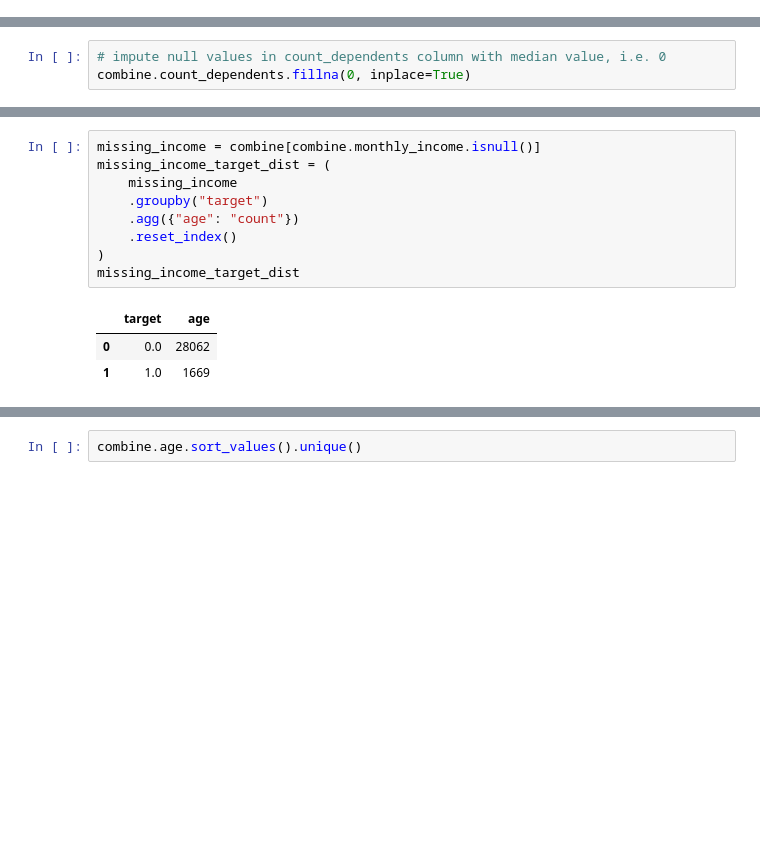
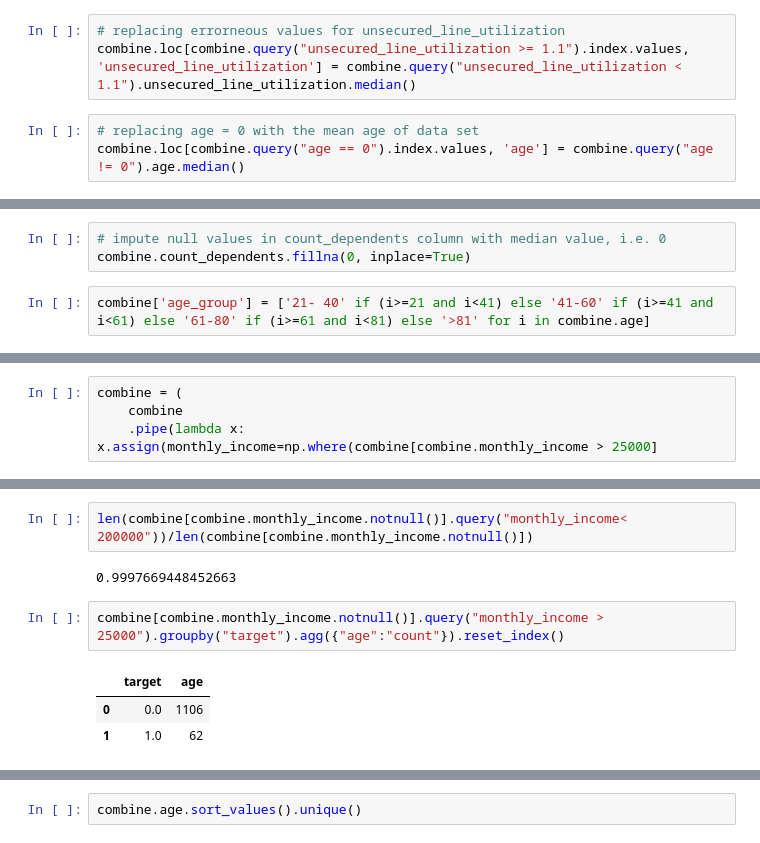
Before and after one commit to ttimong/projects, a Jupyter notebook: kaggle-give-me-some-credit/give-me-some-credit.ipynb, the cells around one changed output, grey strips where cells are left out. Saved outputs shown, nothing was run; the diff lists cells and outputs as text; blank space fills up the shorter version.

```diff
--- a/kaggle-give-me-some-credit/give-me-some-credit.ipynb
+++ b/kaggle-give-me-some-credit/give-me-some-credit.ipynb
@@ -90,3 +79,9 @@ missing_dpt_target_dist
+# %%
+# replacing errorneous values for unsecured_line_utilization
+combine.loc[combine.query("unsecured_line_utilization >= 1.1").index.values, 'unsecured_line_utilization'] = combine.query("unsecured_line_utilization < 1.1").unsecured_line_utilization.median()
+# %%
+# replacing age = 0 with the mean age of data set
+combine.loc[combine.query("age == 0").index.values, 'age'] = combine.query("age != 0").age.median()
 # %%
 combine.count_dependents.describe()
 # %% [output]
@@ -102,3 +97,5 @@ Name: count_dependents, dtype: float64
 # %%
 # impute null values in count_dependents column with median value, i.e. 0
 combine.count_dependents.fillna(0, inplace=True)
+# %%
+combine['age_group'] = ['21- 40' if (i>=21 and i<41) else '41-60' if (i>=41 and i<61) else '61-80' if (i>=61 and i<81) else '>81' for i in combine.age]
@@ -104,0 +116,4 @@ combine.count_dependents.fillna(0, inplace=True)
+# %%
+combine = (
+    combine
+    .pipe(lambda x: x.assign(monthly_income=np.where(combine[combine.monthly_income > 25000]
@@ -105,13 +166,10 @@ combine.count_dependents.fillna(0, inplace=True)
+# %%
+len(combine[combine.monthly_income.notnull()].query("monthly_income< 200000"))/len(combine[combine.monthly_income.notnull()])
+# %% [output]
+0.9997669448452663
 # %%
-missing_income = combine[combine.monthly_income.isnull()]
-missing_income_target_dist = (
-    missing_income
-    .groupby("target")
-    .agg({"age": "count"})
-    .reset_index()
-)
-missing_income_target_dist
+combine[combine.monthly_income.notnull()].query("monthly_income > 25000").groupby("target").agg({"age":"count"}).reset_index()
 # %% [output]
 |  | target | age |
-| 0 | 0.0 | 28062 |
-| 1 | 1.0 | 1669 |
+| 0 | 0.0 | 1106 |
+| 1 | 1.0 | 62 |
```
Also changed, not shown: parts of 44 cells of this notebook, 2 other files.
